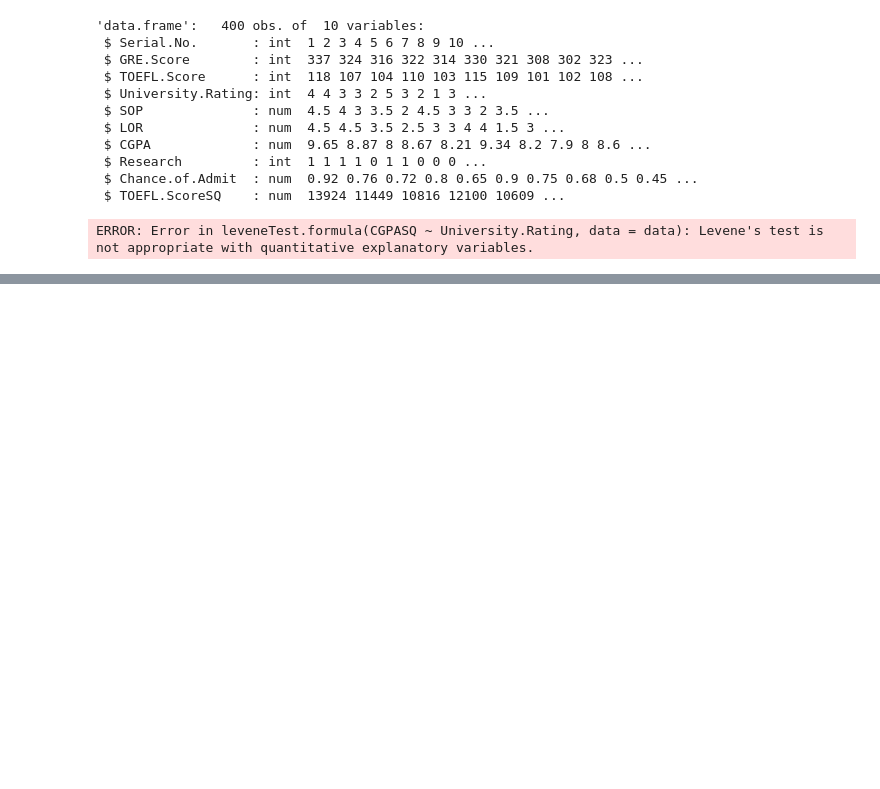
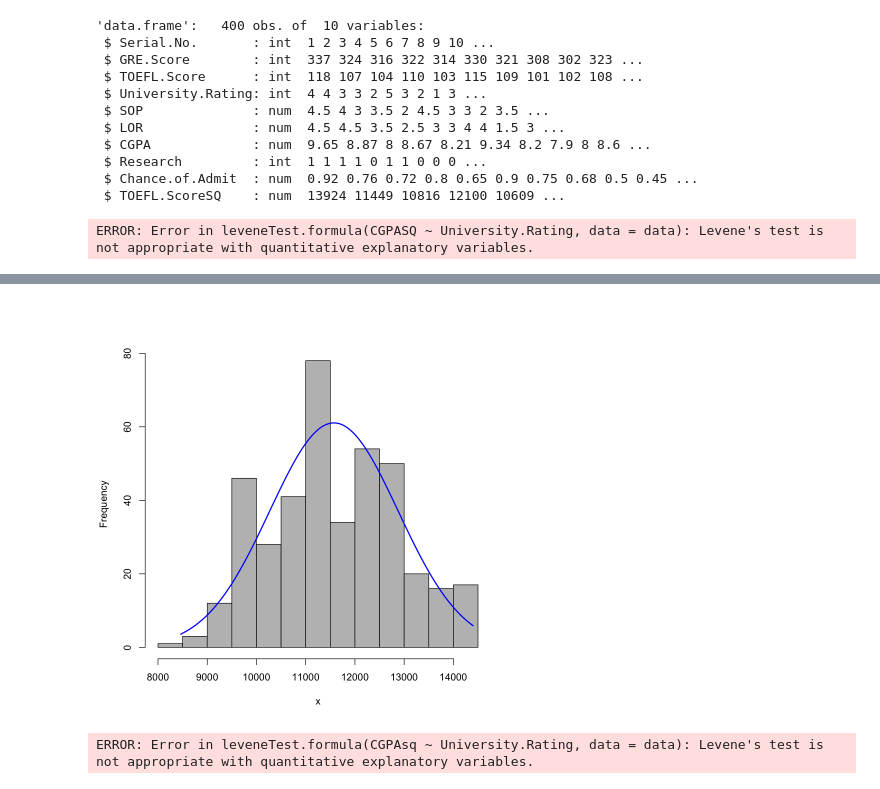
Before and after one commit to woz-u/DS-Student-Resources, a Jupyter notebook: DS105-Intermediate-Statistics/Examples/DS105-L7-P5-Activity-R.ipynb, the cells around one changed output, grey strips where cells are left out. Drawn from its saved outputs; the diff is of its cells as text; code cells hidden in the pictures; blank space fills up the shorter version.

```diff
--- a/DS105-Intermediate-Statistics/Examples/DS105-L7-P5-Activity-R.ipynb
+++ b/DS105-Intermediate-Statistics/Examples/DS105-L7-P5-Activity-R.ipynb
@@ -85,0 +127,17 @@ ERROR: Error in leveneTest.formula(CGPASQ ~ University.Rating, data = data): Lev
+# %%
+# That looks pretty good as well, but try a square transformation just in case.
+
+data$TOEFL.ScoreSQ <- data$TOEFL.Score * data$TOEFL.Score
+plotNormalHistogram(data$TOEFL.ScoreSQ)
+# %% [output]
+[figure, added]
+# %%
+# That looks better as well.  Use Squared for both of them.
+
+### Homogeneity of Variance
+
+leveneTest(CGPAsq~University.Rating, data=data)
+
+# Results were not significant, so the assumption is met!
+# %% [output]
+ERROR: Error in leveneTest.formula(CGPAsq ~ University.Rating, data = data): Levene's test is not appropriate with quantitative explanatory variables.
```
Also changed, not shown: parts of 8 cells of this notebook.
